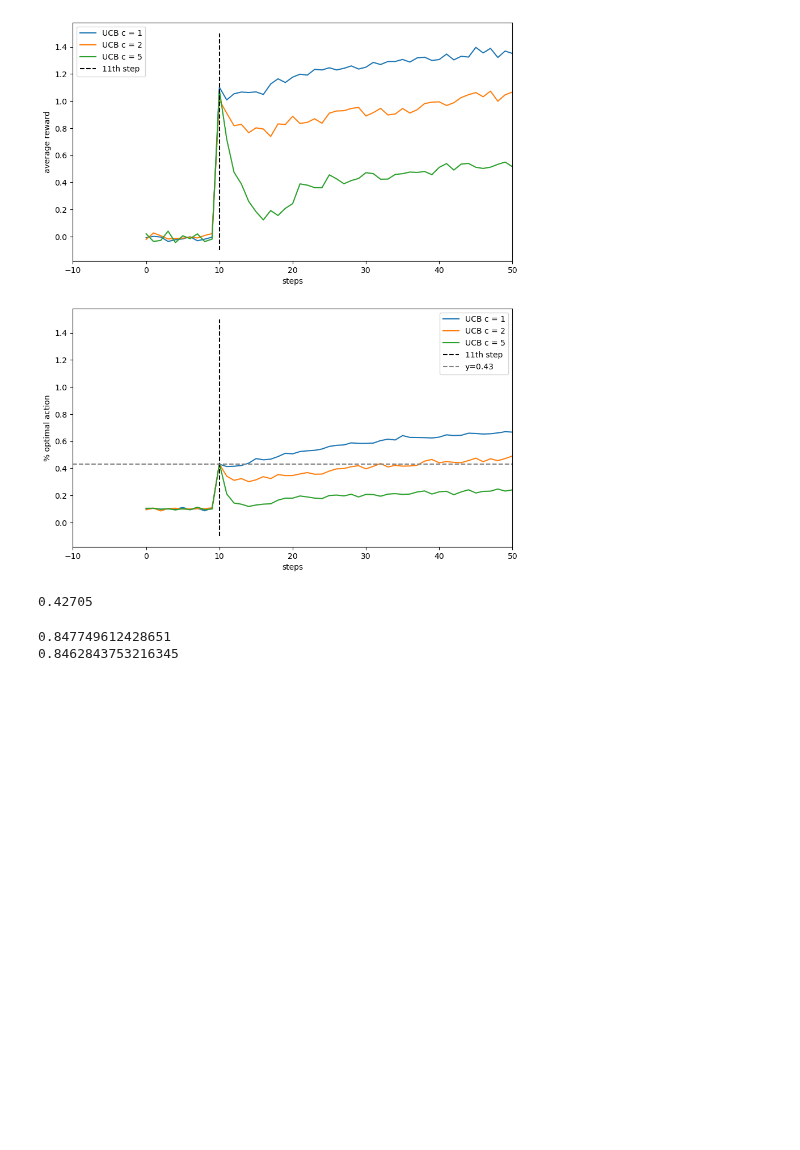
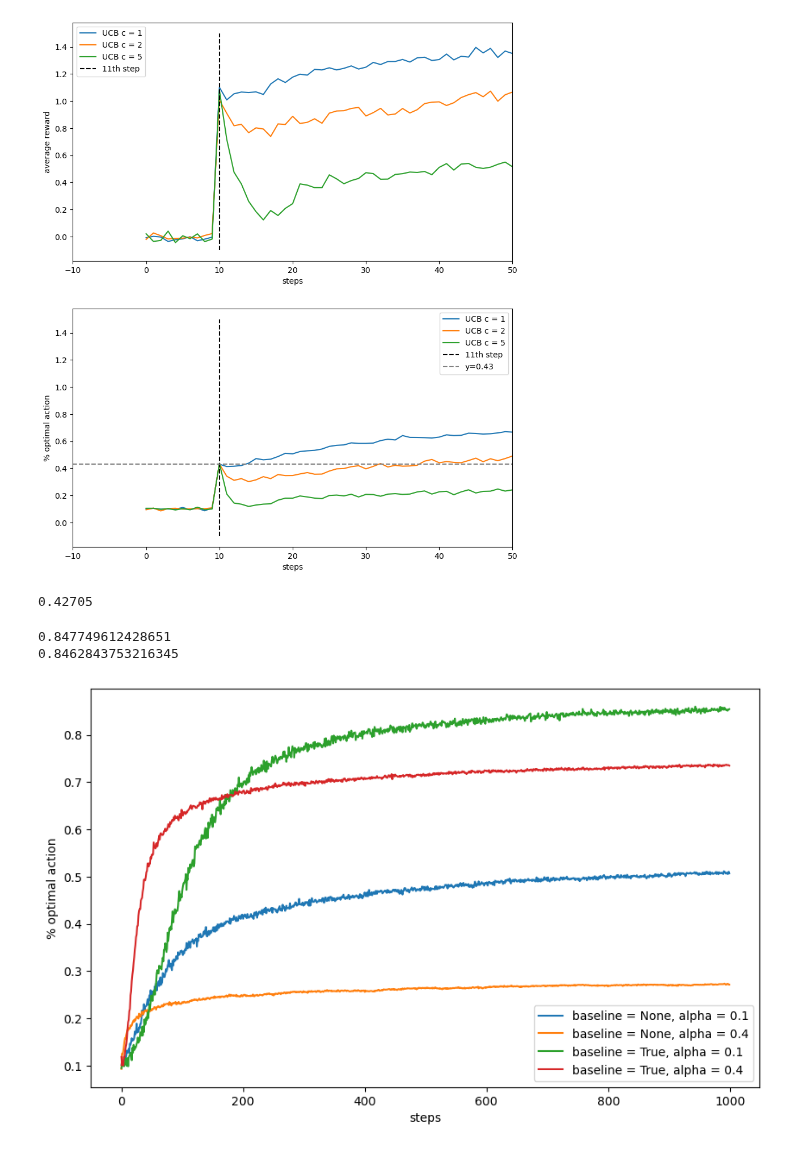
Before and after one commit to kbjiang/02_study, a Jupyter notebook: reinforcement-learning/sutton-barto/chapter-2.ipynb, the cells around one changed output. Saved outputs shown, nothing was run; the diff lists cells and outputs as text; code cells hidden in the pictures; blank space fills up the shorter version.

```diff
--- a/reinforcement-learning/sutton-barto/chapter-2.ipynb
+++ b/reinforcement-learning/sutton-barto/chapter-2.ipynb
@@ -197,0 +244,18 @@ print(3 / 2 / math.sqrt(math.pi))
+# %%
+import matplotlib.pyplot as plt
+from itertools import product
+
+n_arm = 10
+plt.figure(figsize=(10, 6))
+for baseline, alpha in product([None, True], [0.1, 0.4]):
+	res = [single_bandit(n_arm, np.random.randn(n_arm) + 4, None, 1000, None, alpha, True, None, True, baseline) for i in range(2000)]
+	rs_, as_ = np.array(list(zip(*res))).mean(axis=1)
+	plt.plot(as_, label=f'baseline = {baseline}, alpha = {alpha}')
+plt.xlabel('steps')
+# plt.ylabel('average reward')
+plt.ylabel('% optimal action')
+# plt.xlim(-10, 40)
+plt.legend()
+plt.show()
+# %% [output]
+[figure, added]
```
Also changed, not shown: parts of 1 cell of this notebook, 1 other file.
